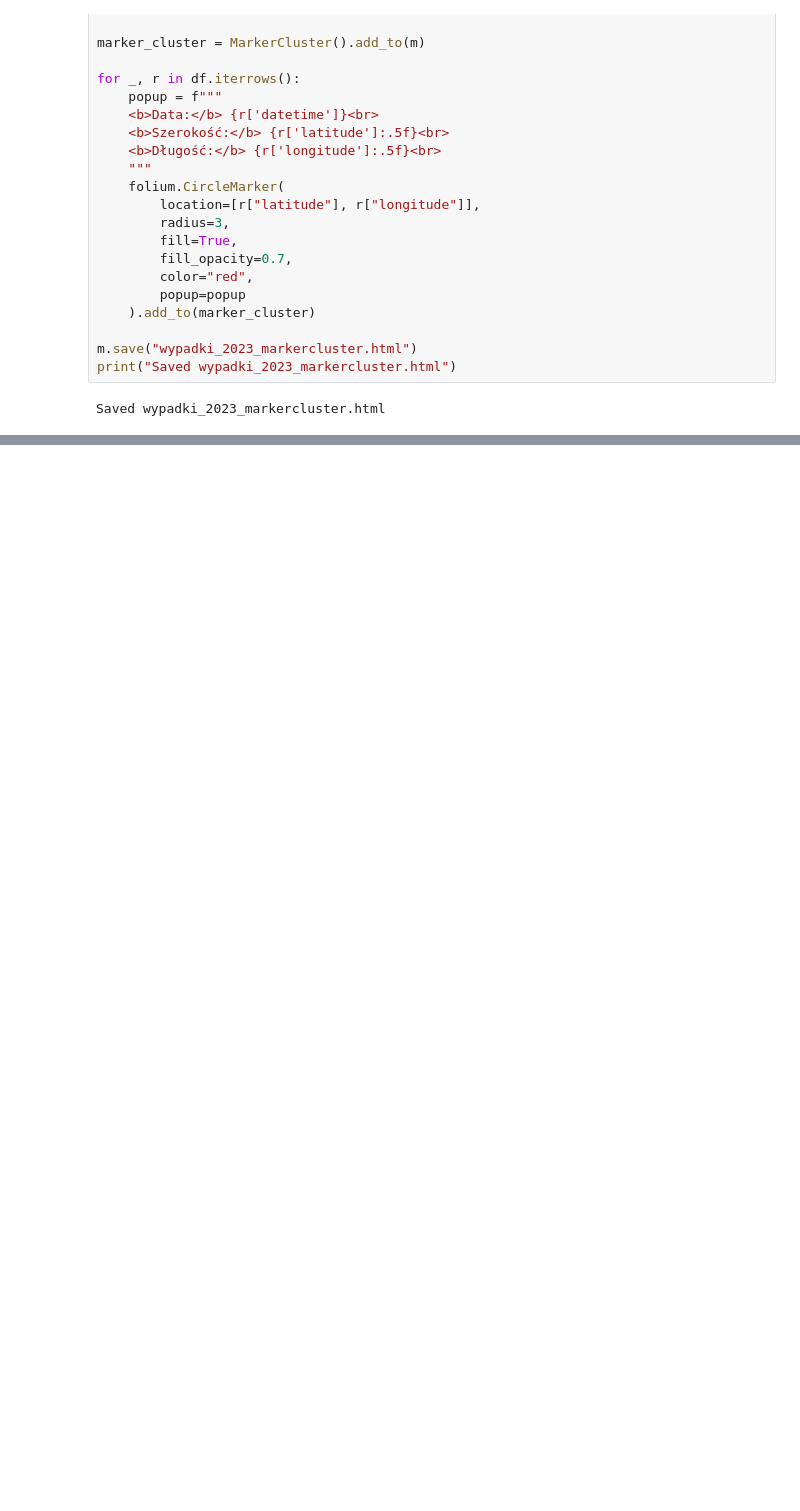
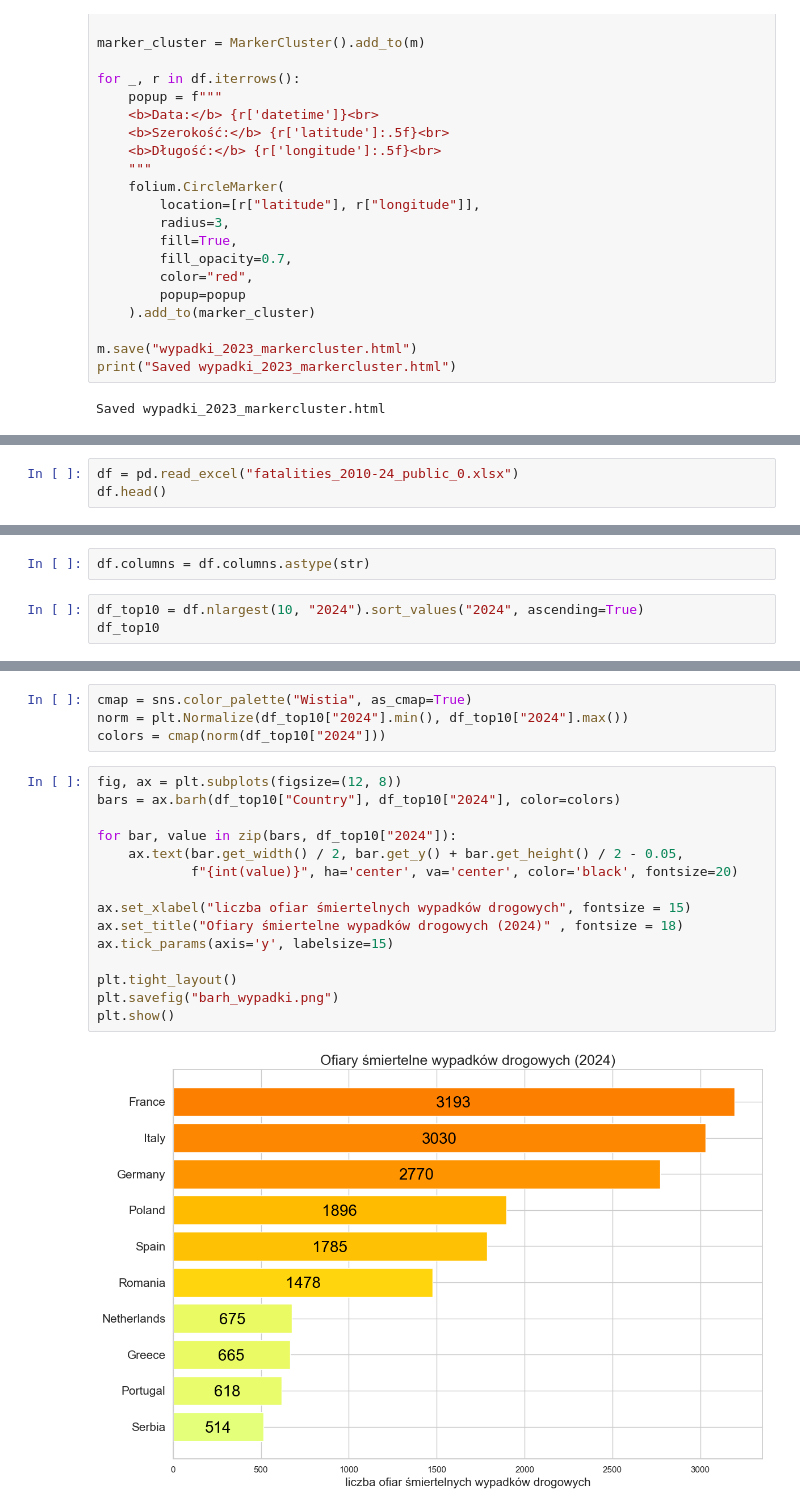
Before and after one commit to JankData/car-accidents-visualizations, a Jupyter notebook: notebooks/wypadki1.ipynb, the cells around one changed output, grey strips where cells are left out. Saved outputs shown, nothing was run; the diff lists cells and outputs as text; blank space fills up the shorter version.

Commit message:
Added hbar plot

```diff
--- a/notebooks/wypadki1.ipynb
+++ b/notebooks/wypadki1.ipynb
@@ -546,0 +551,3 @@ Saved wypadki_2023_markercluster.html
+# %%
+df = pd.read_excel("fatalities_2010-24_public_0.xlsx")
+df.head()
@@ -546,0 +561,5 @@ Saved wypadki_2023_markercluster.html
+# %%
+df.columns = df.columns.astype(str)
+# %%
+df_top10 = df.nlargest(10, "2024").sort_values("2024", ascending=True)
+df_top10
@@ -546,0 +578,21 @@ Saved wypadki_2023_markercluster.html
+# %%
+cmap = sns.color_palette("Wistia", as_cmap=True)
+norm = plt.Normalize(df_top10["2024"].min(), df_top10["2024"].max())
+colors = cmap(norm(df_top10["2024"]))
+# %%
+fig, ax = plt.subplots(figsize=(12, 8))
+bars = ax.barh(df_top10["Country"], df_top10["2024"], color=colors)
+
+for bar, value in zip(bars, df_top10["2024"]):
+    ax.text(bar.get_width() / 2, bar.get_y() + bar.get_height() / 2 - 0.05,
+            f"{int(value)}", ha='center', va='center', color='black', fontsize=20)
+
+ax.set_xlabel("liczba ofiar śmiertelnych wypadków drogowych", fontsize = 15)
+ax.set_title("Ofiary śmiertelne wypadków drogowych (2024)" , fontsize = 18)
+ax.tick_params(axis='y', labelsize=15)
+
+plt.tight_layout()
+plt.savefig("barh_wypadki.png")
+plt.show()
+# %% [output]
+[figure, added]
```
Also changed, not shown: parts of 4 cells of this notebook.
